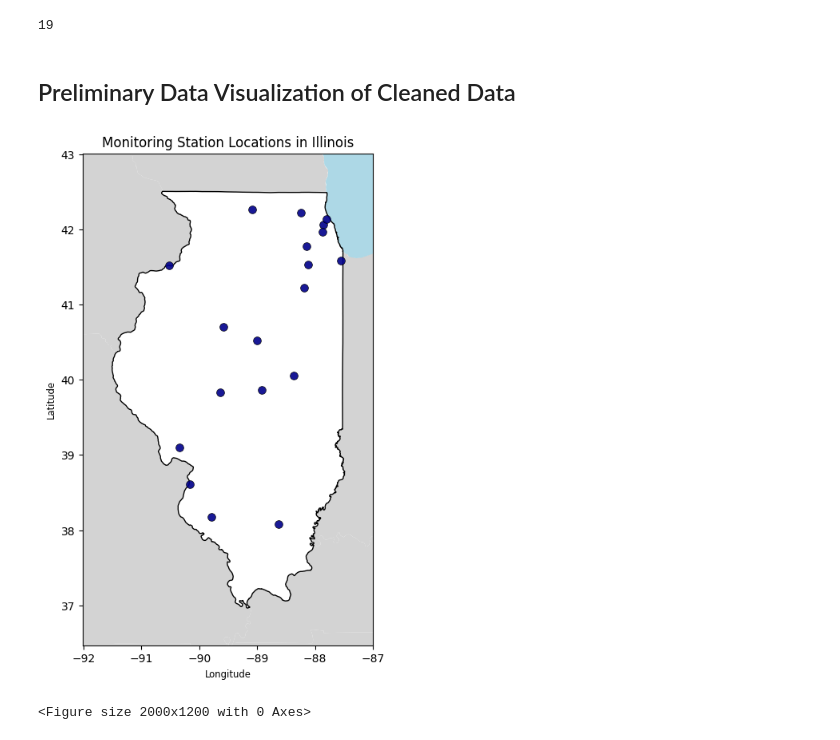
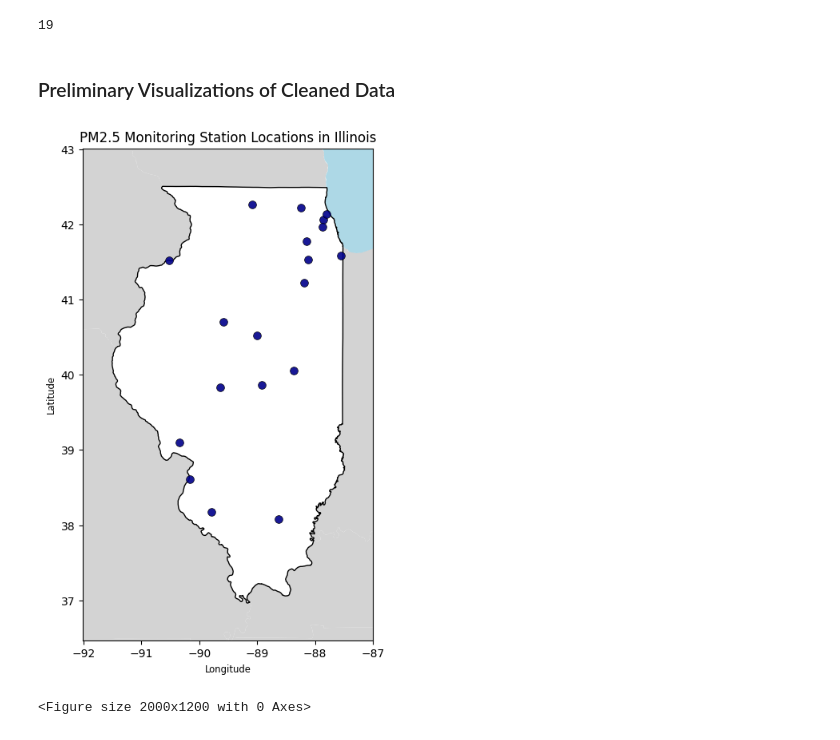
Before and after one commit to brietteshea/ATMS-596-Capstone-Project, a Jupyter notebook: 01_PM_Data_Processing.ipynb, the cells around one changed output. Saved outputs shown, nothing was run; the diff lists cells and outputs as text; code cells hidden in the pictures.

```diff
--- a/01_PM_Data_Processing.ipynb
+++ b/01_PM_Data_Processing.ipynb
@@ -228,47 +222,47 @@ print(pm_daily_filtered["station_id"].nunique())
 ## Yay!! naming the cleaned dataset "pm"
 pm = pm_daily_filtered
 # %% [markdown]
-## Preliminary Data Visualization of Cleaned Data
+### Preliminary Visualizations of Cleaned Data
 # %%
-## For mapping, importing Illinois state boundaries.
+## For mapping, importing Illinois state boundaries
 states_url = "https://www2.census.gov/geo/tiger/GENZ2024/shp/cb_2024_us_state_500k.zip"
 states = gpd.read_file(states_url)
 illinois = states[states["STUSPS"] == "IL"].copy()
 
-## Also importing Lake Michigan boundaries for mapping.
+## Also importing Lake Michigan boundaries for mapping
 lakes_url = "https://naturalearth.s3.amazonaws.com/10m_physical/ne_10m_lakes.zip"
 lakes = gpd.read_file(lakes_url)
 lake_michigan = lakes[lakes["name"] == "Lake Michigan"].copy()
 
 fig, ax = plt.subplots(figsize=(8, 8))
 
-##cI want the background to be grey, so plot all states in gray
+## I want the background to be grey, so plot all states in gray
 states.plot(ax=ax, facecolor="lightgray")
 
 ## Plot Lake Michigan first in blue
 lake_michigan.plot(ax=ax, facecolor="lightblue",edgecolor="lightblue",zorder=1)
 
-## Plot Illinois on top in white. I already have illinois geometry defined from above
+## Plot Illinois on top in white.
 illinois.plot(ax=ax,facecolor="white",edgecolor="black",linewidth=1,zorder=2)
 
 ## For this plot, I'm making a new dataframe to hold only one row per monitoring station_id
 stations = pm.drop_duplicates(subset="station_id")
 
 ## Plot
 scatter = ax.scatter(stations["longitude"],stations["latitude"],s=50,alpha=0.9,color="darkblue",edgecolor="black",linewidth=0.5,zorder=3)
 
 ## Zoom to Illinois with padding
 minx, miny, maxx, maxy = illinois.total_bounds
 ax.set_xlim(minx - 0.5, maxx + 0.5)
 ax.set_ylim(miny - 0.5, maxy + 0.5)
 
 ax.set_xlabel("Longitude")
 ax.set_ylabel("Latitude")
-ax.set_title("Monitoring Station Locations in Illinois")
+ax.set_title("PM2.5 Monitoring Station Locations in Illinois")
 
 plt.show()
 # %% [output]
-[figure, old version]
+[figure, new version]
 # %%
 ## Plot the distribution of daily averages for each station for all years
 plt.figure(figsize=(20,12))
```
Also changed, not shown: parts of 28 cells of this notebook.
